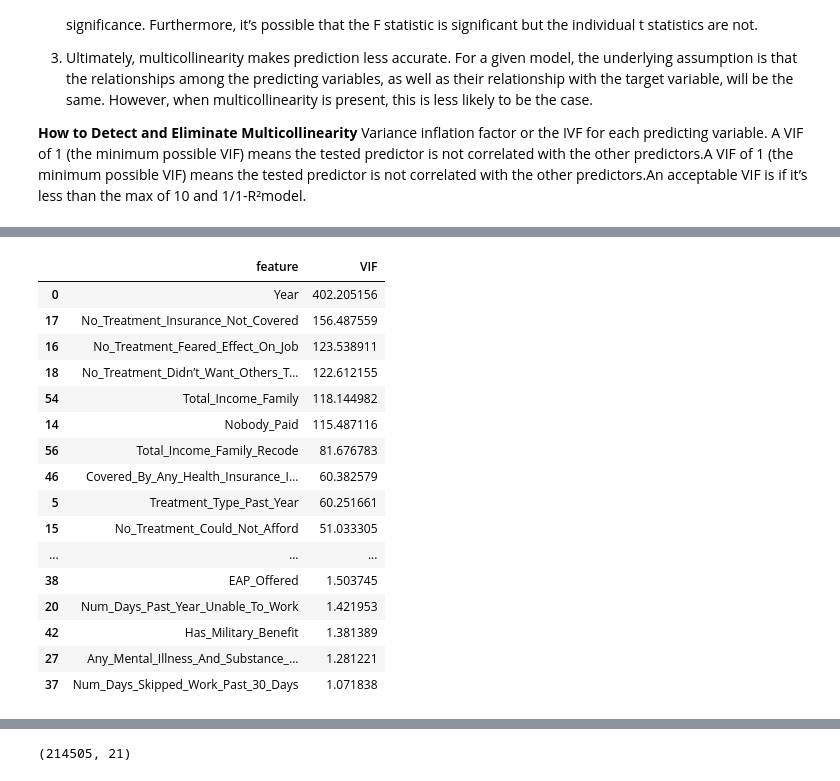
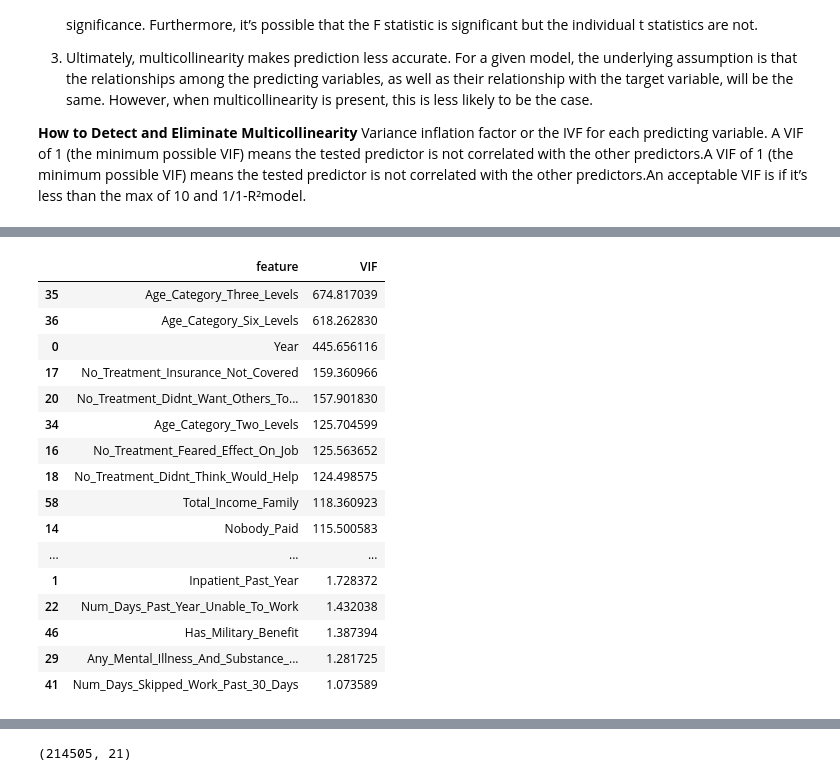
Before and after one commit to ml42322/correlationone_team2, a Jupyter notebook: Statistical Analysis.ipynb, the cells around one changed output, grey strips where cells are left out. Saved outputs shown, nothing was run; the diff lists cells and outputs as text; code cells hidden in the pictures.

```diff
--- a/Statistical Analysis.ipynb
+++ b/Statistical Analysis.ipynb
@@ -271,27 +274,24 @@ vif_data.sort_values(by='VIF', ascending=False)
 # %%
 X2 = X.drop(['Moderate_Mental_Illness_Indicator_Past_Year',
-                            'Serious_Or_Moderate_Mental_Illness_Indicator_Past_Year',
-                            'Serious_Mental_Illness_Indicator_Past_Year',
-                            'Low_Or_Moderate_Mental_Illness_Indicator_Past_Year',
-                            'Categorical_Mental_Illness_Indicator',
-                            'Serious_Mental_Illness_And_Substance_Abuse',
-                            'Low_Or_Moderate_Mental_Illness_And_Substance_Abuse',
-                            'Mild_Mental_Illness_Indicator_Past_Year',
-                            'Self_Paid',
-                            'Private_Health_Insurance_Paid',
-                            'Medicare_Paid',
-                            'Medicaid_Paid',
-                            'Rehab_Paid',
-                            'Employer_Paid',
-                            'Military_Paid',
-                            'Other_Public_Source_Paid',
-                            'Other_Private_Source_Paid',
-                            'Non_Household_Member_Paid',
-                            'Age_Category',
-                            'Age_Category_Three_Levels',
-                            'Age_Category_Five_Levels',
-                            'Gender_Age_Category',
-                            'Race_Age'], axis=1)
+            'Serious_Or_Moderate_Mental_Illness_Indicator_Past_Year',
+            'Low_Or_Moderate_Mental_Illness_Indicator_Past_Year',
+            'Categorical_Mental_Illness_Indicator',
+            'Serious_Mental_Illness_And_Substance_Abuse',
+            'Low_Or_Moderate_Mental_Illness_And_Substance_Abuse',
+            'Mild_Mental_Illness_Indicator_Past_Year',
+            'Self_Paid',
+            'Private_Health_Insurance_Paid',
+            'Medicare_Paid',
+            'Medicaid_Paid',
+            'Rehab_Paid',
+            'Employer_Paid',
+            'Military_Paid',
+            'Other_Public_Source_Paid',
+            'Other_Private_Source_Paid',
+            'Non_Household_Member_Paid',
+            'Age_Category',
+            'Gender_Age_Category',
+            'Race_Sex'], axis=1)
 vif_data2 = pd.DataFrame()
 vif_data2["feature"] = X2.columns
 vif_data2["VIF"] = [variance_inflation_factor(X2.values, i) for i in range(len(X2.columns))]
@@ -337,36 +337,34 @@ vif_data2.sort_values(by='VIF', ascending=False)
 # %%
 X3 = X2.drop(['No_Treatment_No_Transport_Inconvenient',
              'No_Treatment_Confidentiality_Concerns',
-             'No_Treatment_Didn’t_Think_Would_Help',
              'No_Treatment_Didnt_Think_Needed',
              'No_Treatment_Other',
              'No_Treatment_Feared_Neighbors_Opinion',
              'No_Treatment_Insurance_Not_Covered_Enough',
              'No_Treatment_Fear_Of_Being_Committed',
              'No_Treatment_Handle_Problem_Without',
-             'No_Treatment_Didn’t_Have_Time',
              'No_Treatment_Where_To_Go'], axis=1)
 vif_data3 = pd.DataFrame()
 vif_data3["feature"] = X3.columns
 vif_data3["VIF"] = [variance_inflation_factor(X3.values, i) for i in range(len(X3.columns))]
 vif_data3.sort_values(by='VIF', ascending=False)
 # %% [output]
 |  | feature | VIF |
-| 0 | Year | 402.205156 |
-| 17 | No_Treatment_Insurance_Not_Covered | 156.487559 |
-| 16 | No_Treatment_Feared_Effect_On_Job | 123.538911 |
-| 18 | No_Treatment_Didn’t_Want_Others_T... | 122.612155 |
-| 54 | Total_Income_Family | 118.144982 |
-| 14 | Nobody_Paid | 115.487116 |
-| 56 | Total_Income_Family_Recode | 81.676783 |
-| 46 | Covered_By_Any_Health_Insurance_I... | 60.382579 |
-| 5 | Treatment_Type_Past_Year | 60.251661 |
-| 15 | No_Treatment_Could_Not_Afford | 51.033305 |
+| 35 | Age_Category_Three_Levels | 674.817039 |
+| 36 | Age_Category_Six_Levels | 618.262830 |
+| 0 | Year | 445.656116 |
+| 17 | No_Treatment_Insurance_Not_Covered | 159.360966 |
+| 20 | No_Treatment_Didnt_Want_Others_To... | 157.901830 |
+| 34 | Age_Category_Two_Levels | 125.704599 |
+| 16 | No_Treatment_Feared_Effect_On_Job | 125.563652 |
+| 18 | No_Treatment_Didnt_Think_Would_Help | 124.498575 |
+| 58 | Total_Income_Family | 118.360923 |
+| 14 | Nobody_Paid | 115.500583 |
 | ... | ... | ... |
-| 38 | EAP_Offered | 1.503745 |
-| 20 | Num_Days_Past_Year_Unable_To_Work | 1.421953 |
-| 42 | Has_Military_Benefit | 1.381389 |
-| 27 | Any_Mental_Illness_And_Substance_... | 1.281221 |
-| 37 | Num_Days_Skipped_Work_Past_30_Days | 1.071838 |
+| 1 | Inpatient_Past_Year | 1.728372 |
+| 22 | Num_Days_Past_Year_Unable_To_Work | 1.432038 |
+| 46 | Has_Military_Benefit | 1.387394 |
+| 29 | Any_Mental_Illness_And_Substance_... | 1.281725 |
+| 41 | Num_Days_Skipped_Work_Past_30_Days | 1.073589 |
 # %%
 X4 = X3.drop(['No_Treatment_Insurance_Not_Covered',
```
Also changed, not shown: parts of 43 cells of this notebook.
